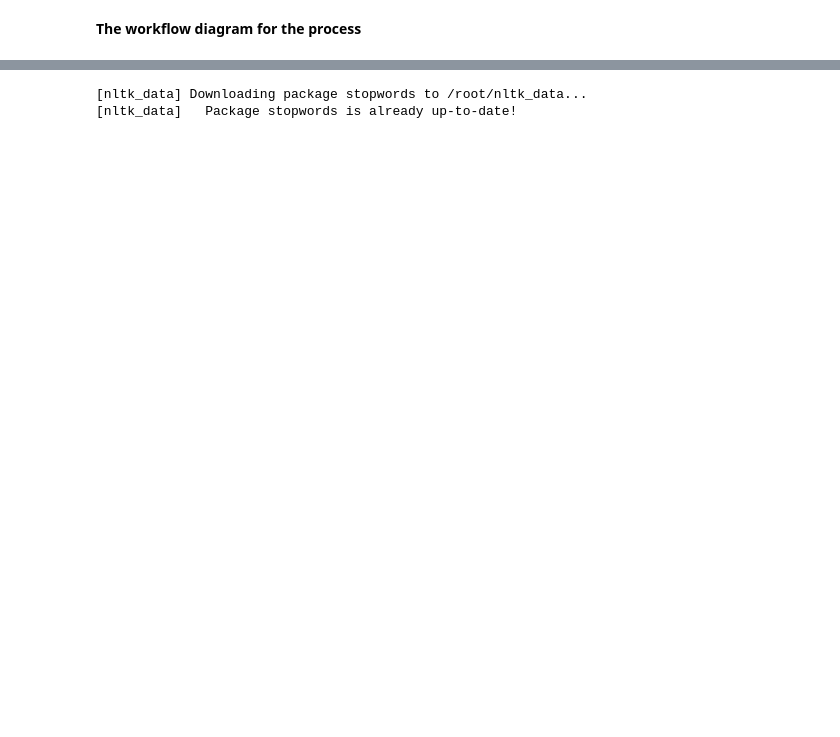
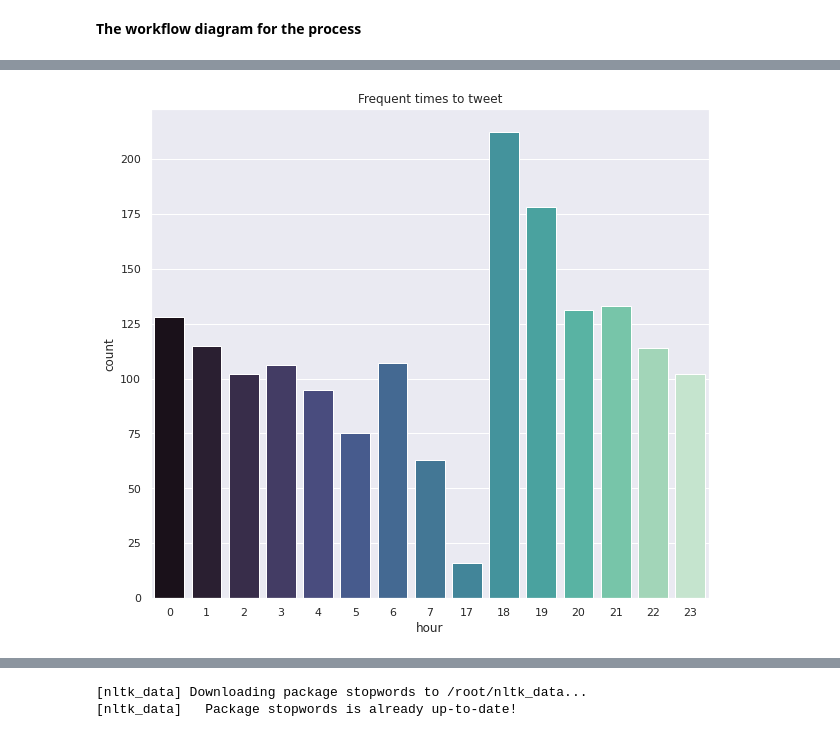
Before and after one commit to Blvisse/10-Academy, a Jupyter notebook: twitterAnlysisDay3/TweetAnalysis.ipynb, the cells around one changed output, grey strips where cells are left out. Saved outputs shown, nothing was run; the diff lists cells and outputs as text; code cells hidden in the pictures; blank space fills up the shorter version.

```diff
--- a/twitterAnlysisDay3/TweetAnalysis.ipynb
+++ b/twitterAnlysisDay3/TweetAnalysis.ipynb
@@ -185,0 +291,10 @@ dataViz.freqWords(data,'original_text')
+# %%
+import seaborn as sns
+import matplotlib.pyplot as plt
+sns.set_theme()
+
+plt.figure(figsize=(10,9))
+plt.title("Frequent times to tweet")
+sns.countplot(data['hour'],palette='mako');
+# %% [output]
+[figure, added]
```
Also changed, not shown: parts of 47 cells of this notebook.
